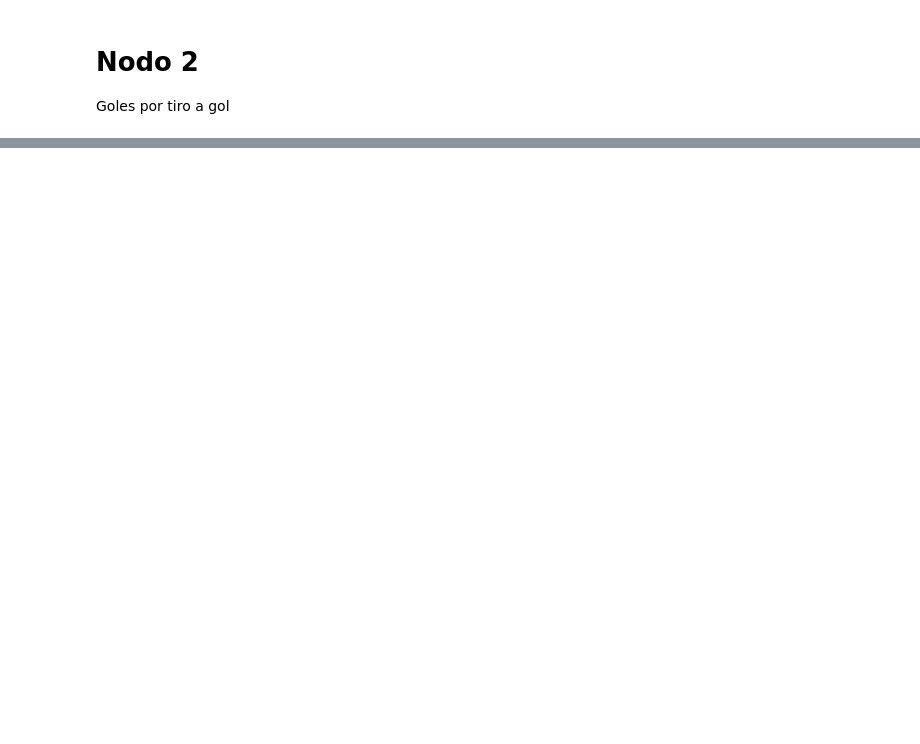
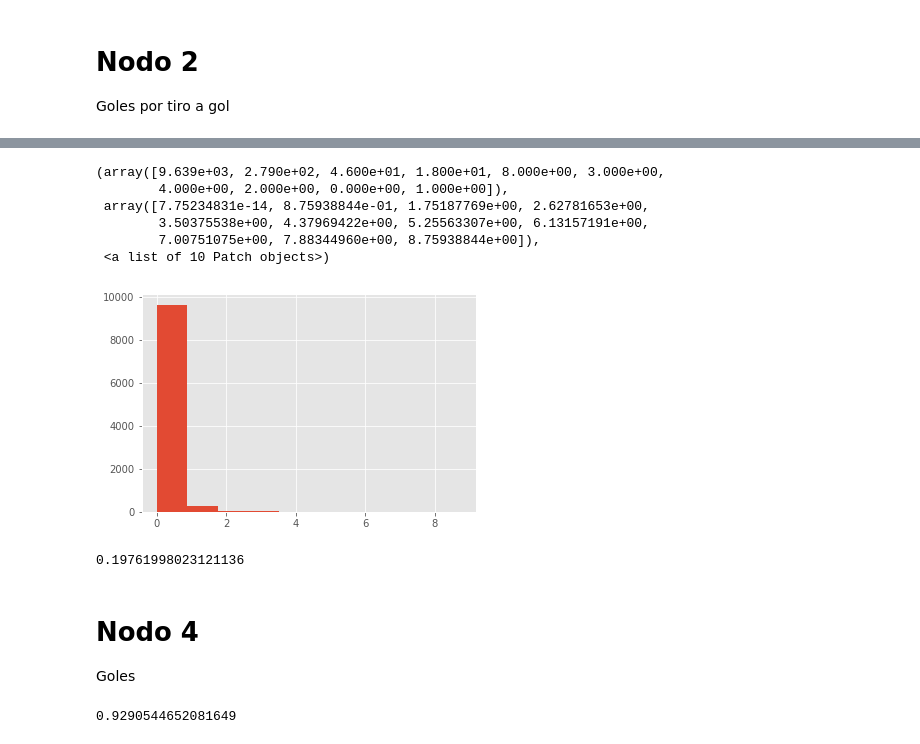
Before and after one commit to Ivanpaniagua7/ProyectoModulo1Equipo1, a Jupyter notebook: ProyectoModulo1_FloresJ_MachucaE_PaniaguaI.ipynb, the cells around one changed output, grey strips where cells are left out. Saved outputs shown, nothing was run; the diff lists cells and outputs as text; code cells hidden in the pictures; blank space fills up the shorter version.

```diff
--- a/ProyectoModulo1_FloresJ_MachucaE_PaniaguaI.ipynb
+++ b/ProyectoModulo1_FloresJ_MachucaE_PaniaguaI.ipynb
@@ -217,0 +367,11 @@ plt.show()
+# %%
+vp_AmericaGolxTiroAGol=mielke.rvs(0.35270227080393735,2.287948057516206,-6.2273130200536424e-30,0.5098620373150532, size = N)
+plt.hist(vp_AmericaGolxTiroAGol)
+# %% [output]
+(array([9.639e+03, 2.790e+02, 4.600e+01, 1.800e+01, 8.000e+00, 3.000e+00,
+        4.000e+00, 2.000e+00, 0.000e+00, 1.000e+00]),
+ array([7.75234831e-14, 8.75938844e-01, 1.75187769e+00, 2.62781653e+00,
+        3.50375538e+00, 4.37969422e+00, 5.25563307e+00, 6.13157191e+00,
+        7.00751075e+00, 7.88344960e+00, 8.75938844e+00]),
+ <a list of 10 Patch objects>)
+[figure, added]
@@ -217,0 +388,7 @@ plt.show()
+# %%
+mediaGol(vp_AmericaGolxTiroAGol,N,N)
+# %% [output]
+0.19761998023121136
+# %% [markdown]
+# Nodo 4
+Goles
@@ -217,0 +401,4 @@ plt.show()
+# %%
+Goles(vp_AmericaTiros,vp_AmericaTiroAGolxTiro,vp_AmericaGolxTiroAGol,N,N)
+# %% [output]
+0.9290544652081649
```
Also changed, not shown: parts of 38 cells of this notebook, 1 other file.
